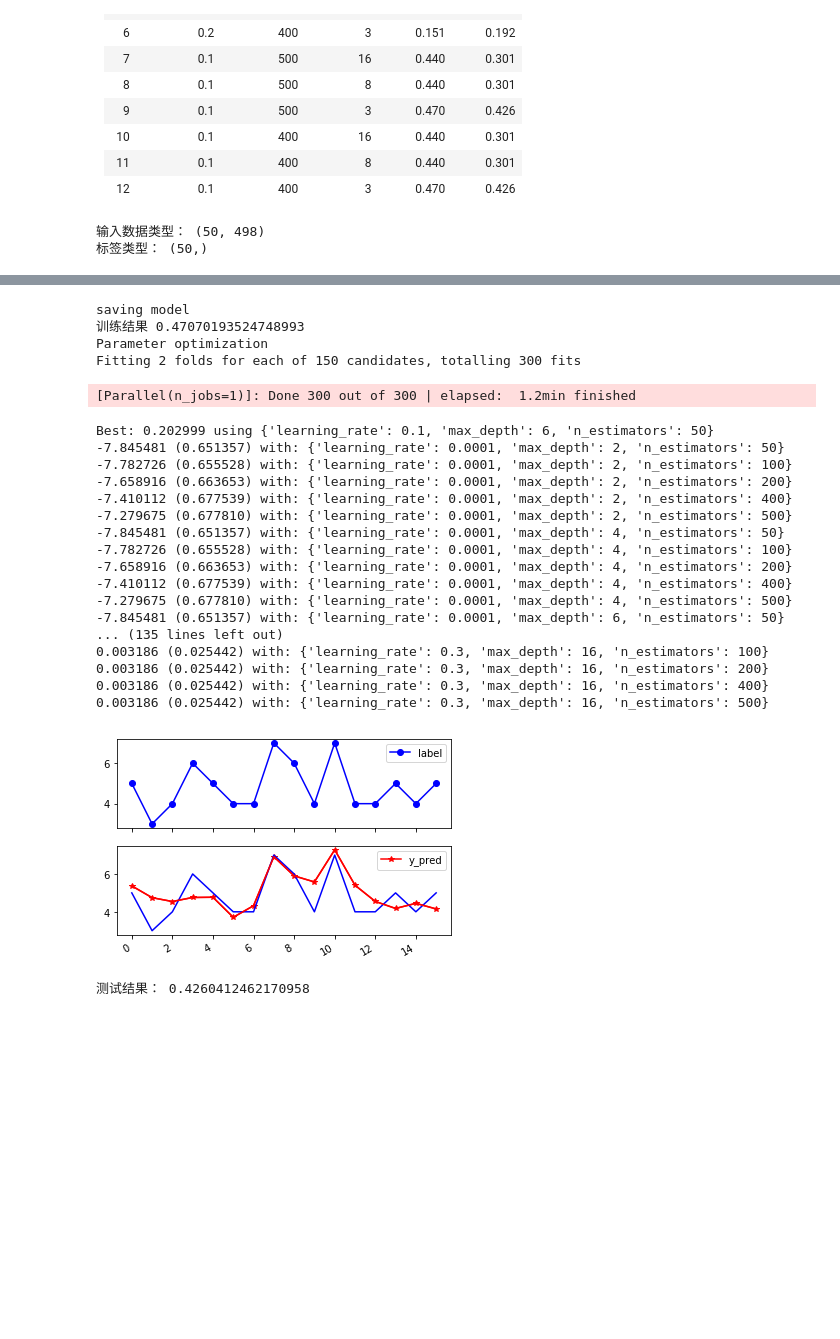
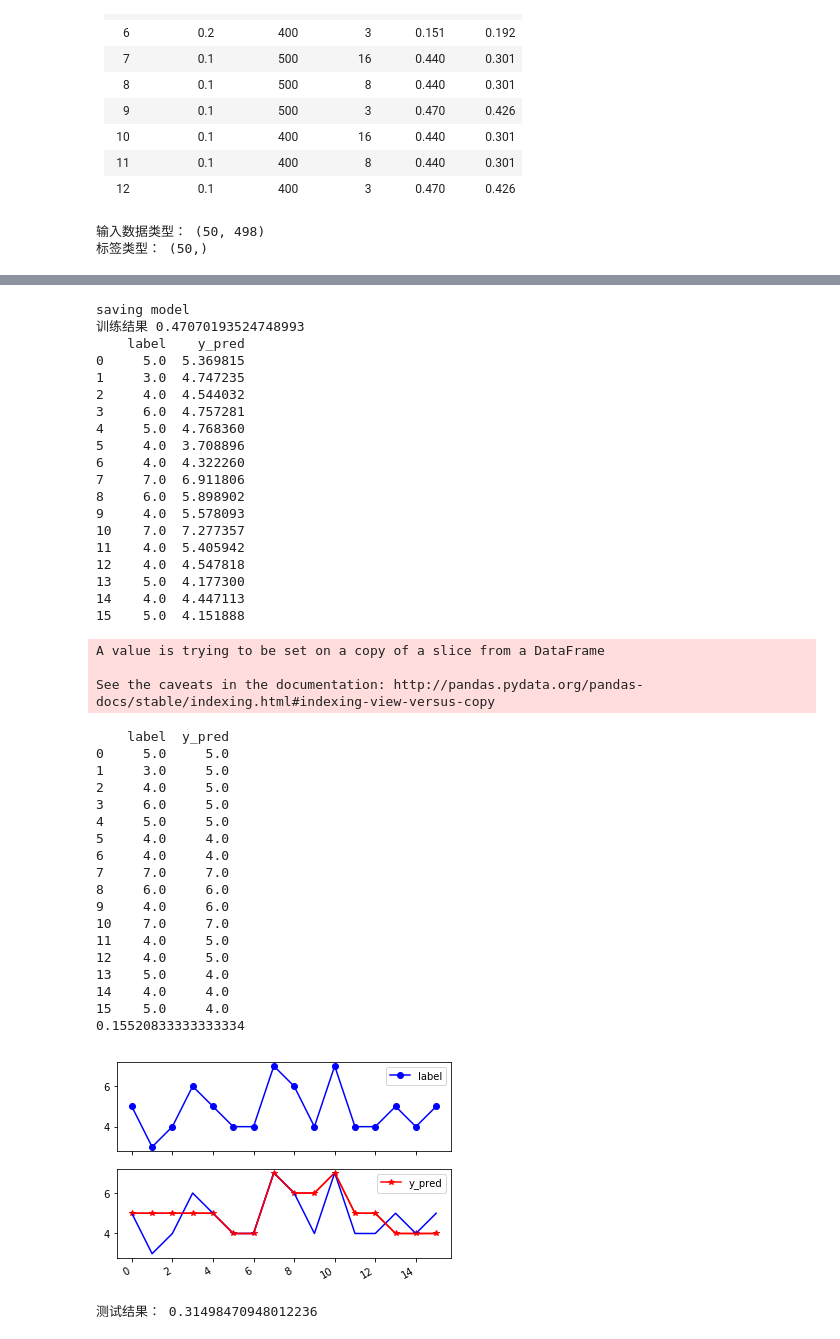
Before and after one commit to ZengyuanYu/Machine-Learning, a Jupyter notebook: XGBoost/XGBoost预测台风/XGBoost预测台风.ipynb, the cells around one changed output, grey strips where cells are left out. Drawn from its saved outputs; the diff is of its cells as text; code cells hidden in the pictures; blank space fills up the shorter version.

```diff
--- a/XGBoost/XGBoost预测台风/XGBoost预测台风.ipynb
+++ b/XGBoost/XGBoost预测台风/XGBoost预测台风.ipynb
@@ -69,7 +69,20 @@ def GDBTTrain(X, y):
 def GDBTest(X, y, clf):
 	test_preds = pd.DataFrame({"label": y})
 	test_preds['y_pred'] = clf.predict(X)
-	# print(test_preds)
+	print(test_preds)
+    #对预测的结果取整
+	for i in range(16):
+		test_preds['y_pred'][i] = round(test_preds['y_pred'][i])
+		i += 1
+    #
+	error = 0.
+	print(test_preds)
+	for i in range(16):
+		a = abs(test_preds['y_pred'][i]-test_preds['label'][i])
+		error += a/test_preds['label'][i]
+		i += 1
+	mean_error = error/16
+	print(mean_error)
 	stdm = metrics.r2_score(test_preds['label'], test_preds['y_pred'])
 	import matplotlib.pyplot as plt  # 画出预测结果图
 	p = test_preds[['label', 'y_pred']].plot(subplots=True, style=['b-o', 'r-*'])
@@ -106,53 +119,71 @@ if __name__ == "__main__":
 	Y_data_train = pd.read_csv('Y_50.csv', encoding="gb18030")
 	Y_data_train = Y_data_train['times']
 	out = 'frazee'
 	print("输入数据类型：", X_data_train.shape)
 	print("标签类型：", Y_data_train.shape)
 	X = X_data_train.as_matrix()
 	y = Y_data_train.as_matrix()
 	stdm, clf = GDBTTrain(X, y)
 	print('saving model')
 	path = './model/' + out + '_xgb.pkl'
 	with open(path, "wb") as f:
 		pickle.dump(clf, f)
 	print("训练结果", stdm)
-	a,b = XGTSearch(X, y)
+	#a,b = XGTSearch(X, y)
 	X_data_test = pd.read_csv('X_16.csv', encoding="gb18030")
 	Y_data_test = pd.read_csv('Y_16.csv', encoding="gb18030")
 	Y_data_test = Y_data_test['times']
 
 	X = X_data_test.as_matrix()
 	y = Y_data_test.as_matrix()
 	path = './model/' + out + '_xgb.pkl'
 	with open(path, 'rb') as f:
 		model = pickle.load(f)
 		stdm = GDBTest(X, y, model)
 		print("测试结果：", stdm)
 # %% [output]
 输入数据类型： (50, 498)
 标签类型： (50,)
 [figure]
 saving model
 训练结果 0.47070193524748993
-Parameter optimization
-Fitting 2 folds for each of 150 candidates, totalling 300 fits
+    label    y_pred
+0     5.0  5.369815
+1     3.0  4.747235
+2     4.0  4.544032
+3     6.0  4.757281
+4     5.0  4.768360
+5     4.0  3.708896
+6     4.0  4.322260
+7     7.0  6.911806
+8     6.0  5.898902
+9     4.0  5.578093
+10    7.0  7.277357
+11    4.0  5.405942
+12    4.0  4.547818
+13    5.0  4.177300
+14    4.0  4.447113
+15    5.0  4.151888
-[Parallel(n_jobs=1)]: Done 300 out of 300 | elapsed:  1.2min finished
+A value is trying to be set on a copy of a slice from a DataFrame
+
+See the caveats in the documentation: http://pandas.pydata.org/pandas-docs/stable/indexing.html#indexing-view-versus-copy
-Best: 0.202999 using {'learning_rate': 0.1, 'max_depth': 6, 'n_estimators': 50}
--7.845481 (0.651357) with: {'learning_rate': 0.0001, 'max_depth': 2, 'n_estimators': 50}
--7.782726 (0.655528) with: {'learning_rate': 0.0001, 'max_depth': 2, 'n_estimators': 100}
--7.658916 (0.663653) with: {'learning_rate': 0.0001, 'max_depth': 2, 'n_estimators': 200}
--7.410112 (0.677539) with: {'learning_rate': 0.0001, 'max_depth': 2, 'n_estimators': 400}
--7.279675 (0.677810) with: {'learning_rate': 0.0001, 'max_depth': 2, 'n_estimators': 500}
--7.845481 (0.651357) with: {'learning_rate': 0.0001, 'max_depth': 4, 'n_estimators': 50}
--7.782726 (0.655528) with: {'learning_rate': 0.0001, 'max_depth': 4, 'n_estimators': 100}
--7.658916 (0.663653) with: {'learning_rate': 0.0001, 'max_depth': 4, 'n_estimators': 200}
--7.410112 (0.677539) with: {'learning_rate': 0.0001, 'max_depth': 4, 'n_estimators': 400}
--7.279675 (0.677810) with: {'learning_rate': 0.0001, 'max_depth': 4, 'n_estimators': 500}
--7.845481 (0.651357) with: {'learning_rate': 0.0001, 'max_depth': 6, 'n_estimators': 50}
-... (135 lines left out)
-0.003186 (0.025442) with: {'learning_rate': 0.3, 'max_depth': 16, 'n_estimators': 100}
-0.003186 (0.025442) with: {'learning_rate': 0.3, 'max_depth': 16, 'n_estimators': 200}
-0.003186 (0.025442) with: {'learning_rate': 0.3, 'max_depth': 16, 'n_estimators': 400}
-0.003186 (0.025442) with: {'learning_rate': 0.3, 'max_depth': 16, 'n_estimators': 500}
+    label  y_pred
+0     5.0     5.0
+1     3.0     5.0
+2     4.0     5.0
+3     6.0     5.0
+4     5.0     5.0
+5     4.0     4.0
+6     4.0     4.0
+7     7.0     7.0
+8     6.0     6.0
+9     4.0     6.0
+10    7.0     7.0
+11    4.0     5.0
+12    4.0     5.0
+13    5.0     4.0
+14    4.0     4.0
+15    5.0     4.0
+0.15520833333333334
-[figure, old version]
+[figure, new version]
-测试结果： 0.4260412462170958
+测试结果： 0.31498470948012236
```
Also changed, not shown: parts of 1 cell of this notebook, 10 other files.
